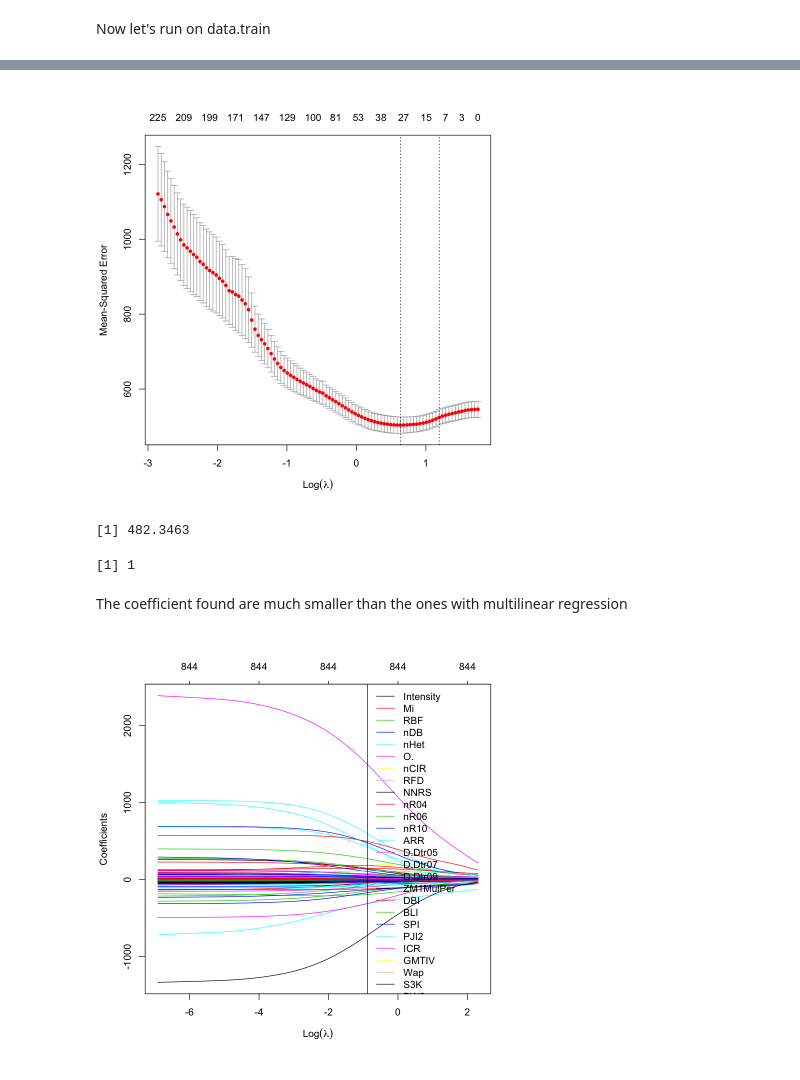
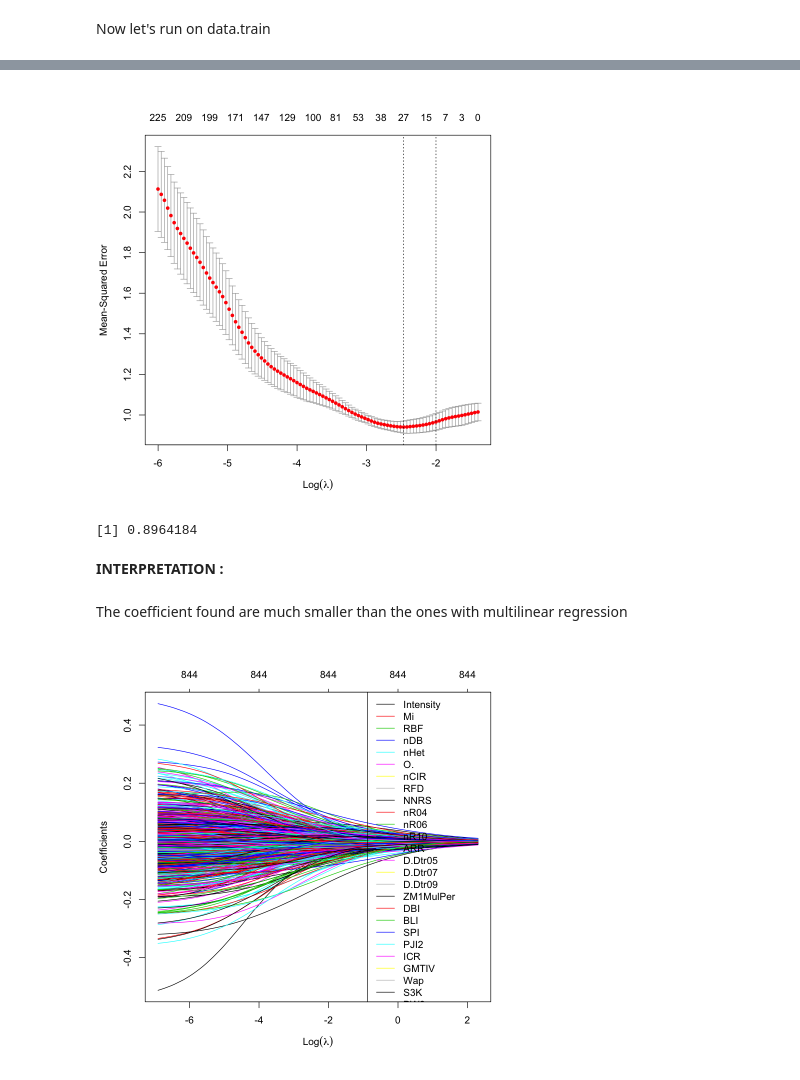
Before and after one commit to Alicia-max/BIO322-Regression, a Jupyter notebook: src/Exploration.ipynb, the cells around one changed output, grey strips where cells are left out. Drawn from its saved outputs; the diff is of its cells as text; code cells hidden in the pictures.

Commit message:
scale

```diff
--- a/src/Exploration.ipynb
+++ b/src/Exploration.ipynb
@@ -52,6 +48,8 @@ cormat<- cor(data)
 highly_corr <- findCorrelation(cormat, 0.9)
 data <- data[,-c(highly_corr)]
 data_final<-data[, -3]
+data_final<-as.data.frame(scale(data_final))
+
 dim(data_final)
 head(data_final)
 # %% [output]
@@ -356,14 +266,0 @@ ERROR: Error in eval(predvars, data, env): objet 'PC1' introuvable
-# %%
-#data.train=cbind(plessantness=data.train.y_nonvar, data.train.x_nonvar)
-data.train=cbind(data.train.y, data.train.x)
-#data.train<-data.train[, which(apply(data.train.x, 2, var)!=0)]
-
-cormat<- cor(data.train)
-highly_corr <- findCorrelation(cormat, 0.9)
-
-data.train <- data.train[,-c(highly_corr)]
-
-
-
-fit1<-lm( data.train.y ~ ., data = data.train)
-summary(fit1)
@@ -428,7 +269 @@ Warning message in leaps.setup(x, y, wt = wt, nbest = nbest, nvmax = nvmax, forc
-# %%
-#divide into training and test set
-set.seed(1)
-idx.train <- sample(nrow(data), nrow(data)*1/2)
-data.train <- data[idx.train,]
-data.test <- data[-idx.train,]
 # %%
@@ -449,29 +280,28 @@ plot(lasso.mod, "lambda", xlab = parse(text = "Log(lambda)"))
 # %%
-cv.lasso <- cv.glmnet(x.train, y.train, alpha = 1, nfold = 10)
+cv.lasso <- cv.glmnet(x.train, data.train.y, alpha = 1, nfold = 5)
 plot(cv.lasso)
 # %% [output]
-[figure, old version]
+[figure, new version]
 # %%
-best.lasso <- glmnet(x.train, y.train, alpha = 1, lambda = cv.lasso$lambda.min)
+best.lasso <- glmnet(x.train, data.train.y, alpha = 1, lambda = cv.lasso$lambda.min)
 bestlam = cv.lasso$lambda.min
+
 lasso_pred = predict(lasso.mod, s = bestlam, newx = x.test)
-mean((lasso_pred-y.test)^2)
+mean((lasso_pred-data.test.y)^2)
 # %% [output]
-[1] 482.3463
+[1] 0.8964184
-# %%
-sum((y.test != lasso_pred)/nrow(data.test))
-# %% [output]
-[1] 1
+# %% [markdown]
+**INTERPRETATION :**
 # %% [markdown]
 The coefficient found are much smaller than the ones with multilinear regression
 # %%
 #LASSO L2-REGULARIZATION
 # %%
 
-ridge.mod <- glmnet(x.train, y.train, alpha = 0, lambda = 10^seq(1, -3, length = 100))
+ridge.mod <- glmnet(x.train, data.train.y, alpha = 0, lambda = 10^seq(1, -3, length = 100))
 plot(ridge.mod, "lambda", xlab = parse(text = "Log(lambda)"))
 labs = names(ridge.mod$beta[,1]) # extract labels
 legend('topright', legend=labs, col=1:length(labs), lty=1) # show legend with labels
 # %% [output]
-[figure, old version]
+[figure, new version]
 # %%
```
Also changed, not shown: parts of 43 cells of this notebook.
